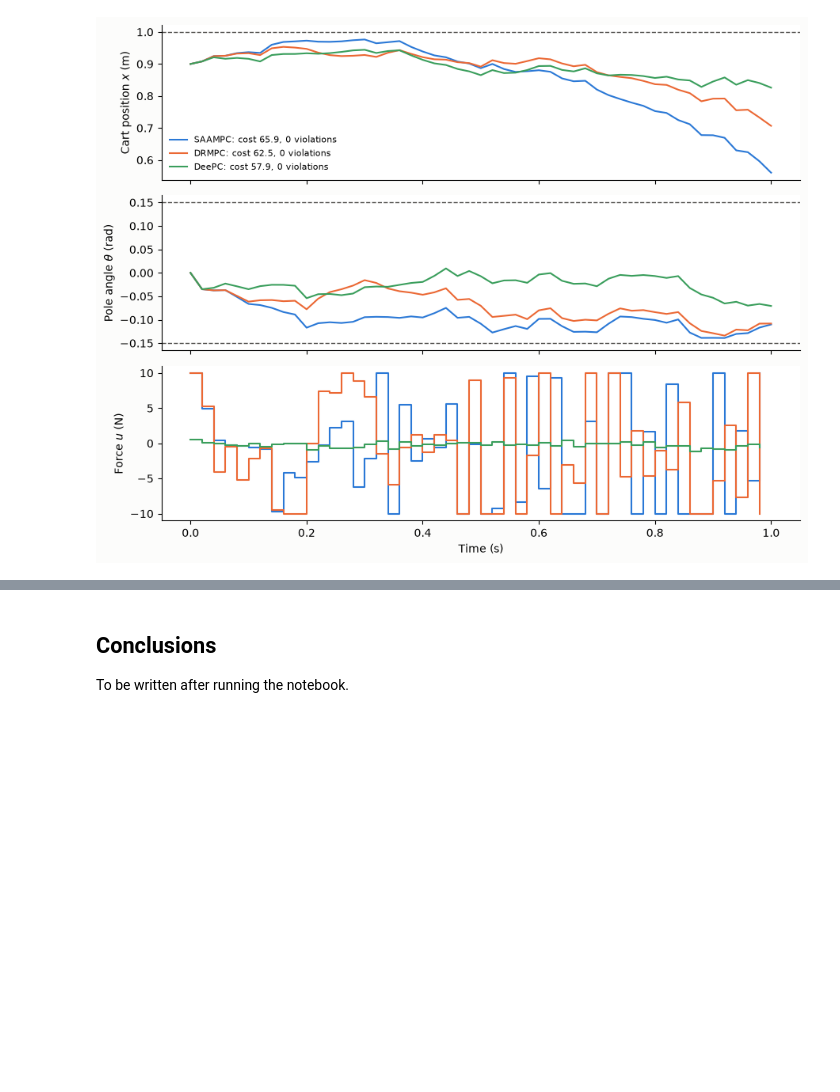
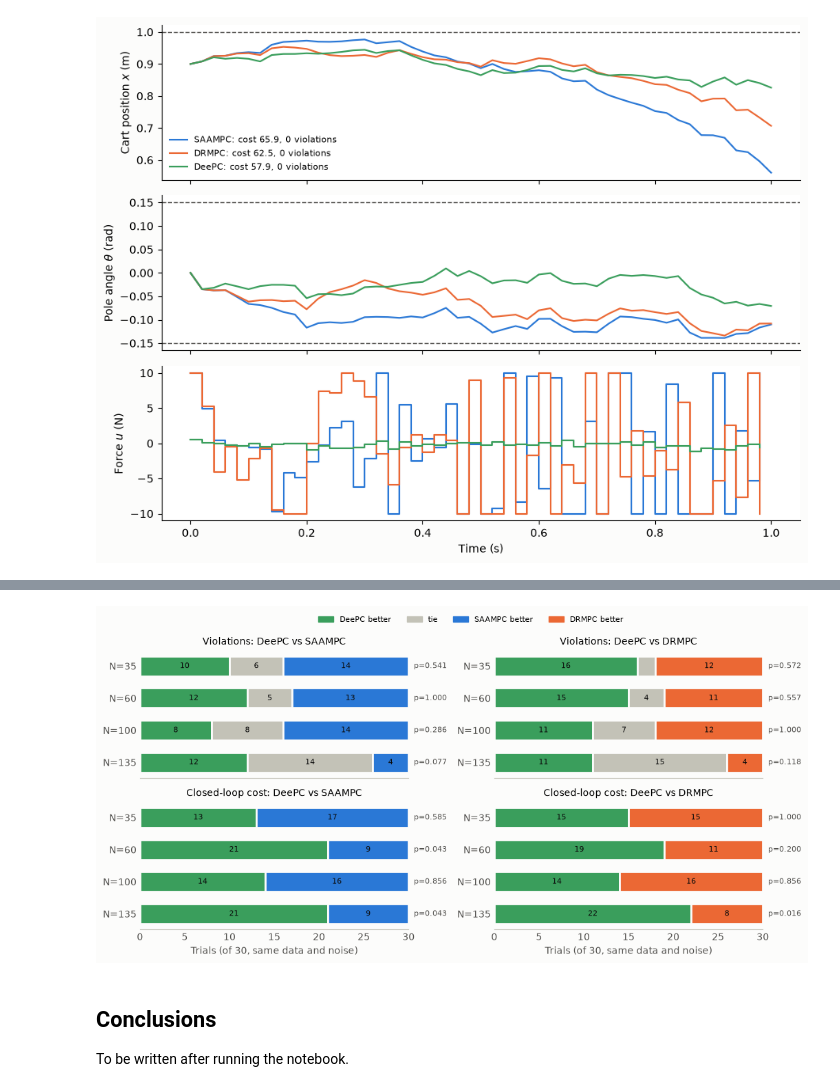
Before and after one commit to matthewchen132/DRMPC-Robotics-Finance, a Jupyter notebook: deempc/cart_pole_comparison.ipynb, the cells around one changed output, grey strips where cells are left out. Saved outputs shown, nothing was run; the diff lists cells and outputs as text; code cells hidden in the pictures; blank space fills up the shorter version.

```diff
--- a/deempc/cart_pole_comparison.ipynb
+++ b/deempc/cart_pole_comparison.ipynb
@@ -284,3 +264,40 @@ vs DRMPC : DeePC fewer 11, tie 15, more 4 | sign test p = 0.12
+# %%
+SURFACE, TIE, INK, MUTED = "#fcfcfb", "#c3c2b7", "#0b0b0b", "#52514e"
+fig, axes = plt.subplots(2, 2, figsize=(11, 5.2), sharex=True, facecolor=SURFACE)
+rows = [(1, "Violations"), (0, "Closed-loop cost")]
+y = np.arange(len(SIZES))[::-1]  # N = 35 on top
+
+for r, (column, metric) in enumerate(rows):
+    for c, other in enumerate(OPPONENTS):
+        ax = axes[r, c]
+        ax.set_facecolor(SURFACE)
+        for yi, N in zip(y, SIZES):
+            better, tie, worse, p = head_to_head[N, other, column]
+            left = 0
+            for count, color in [(better, COLORS["DeePC"]), (tie, TIE), (worse, COLORS[other])]:
+                if count:
+                    ax.barh(yi, count, left=left, height=0.62, color=color, edgecolor=SURFACE, linewidth=2)
+                    if count >= 3:
+                        ax.text(left + count / 2, yi, str(count), ha="center", va="center", fontsize=8, color=INK)
+                left += count
+            ax.text(TRIALS * 1.02, yi, f"p={p:.3f}", va="center", fontsize=8, color=MUTED)
+        ax.set_yticks(y, [f"N={N}" for N in SIZES])
+        ax.set_xlim(0, TRIALS)
+        ax.set_title(f"{metric}: DeePC vs {other}", fontsize=10)
+        ax.tick_params(length=0, colors=MUTED)
+        ax.spines[["top", "right", "left"]].set_visible(False)
+        ax.spines["bottom"].set_color(TIE)
+for ax in axes[-1]:
+    ax.set_xlabel(f"Trials (of {TRIALS}, same data and noise)", color=MUTED)
+
+legend = {"DeePC better": COLORS["DeePC"], "tie": TIE,
+          "SAAMPC better": COLORS["SAAMPC"], "DRMPC better": COLORS["DRMPC"]}
+fig.legend([plt.Rectangle((0, 0), 1, 1, color=v) for v in legend.values()], legend.keys(),
+           loc="upper center", ncol=4, frameon=False, fontsize=8, bbox_to_anchor=(0.5, 1.0))
+fig.tight_layout(rect=(0, 0, 0.95, 0.95))
+plt.show()
+# %% [output]
+[figure, added]
 # %% [markdown]
 ## Conclusions
 
```
Also changed, not shown: parts of 7 cells of this notebook.
